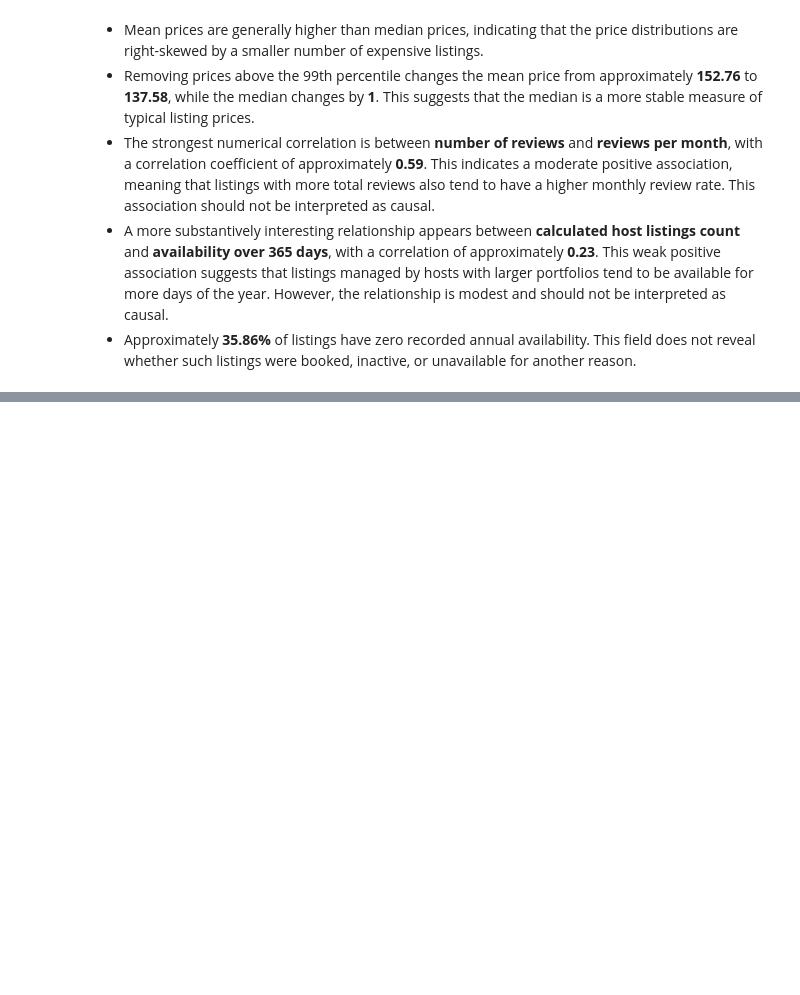
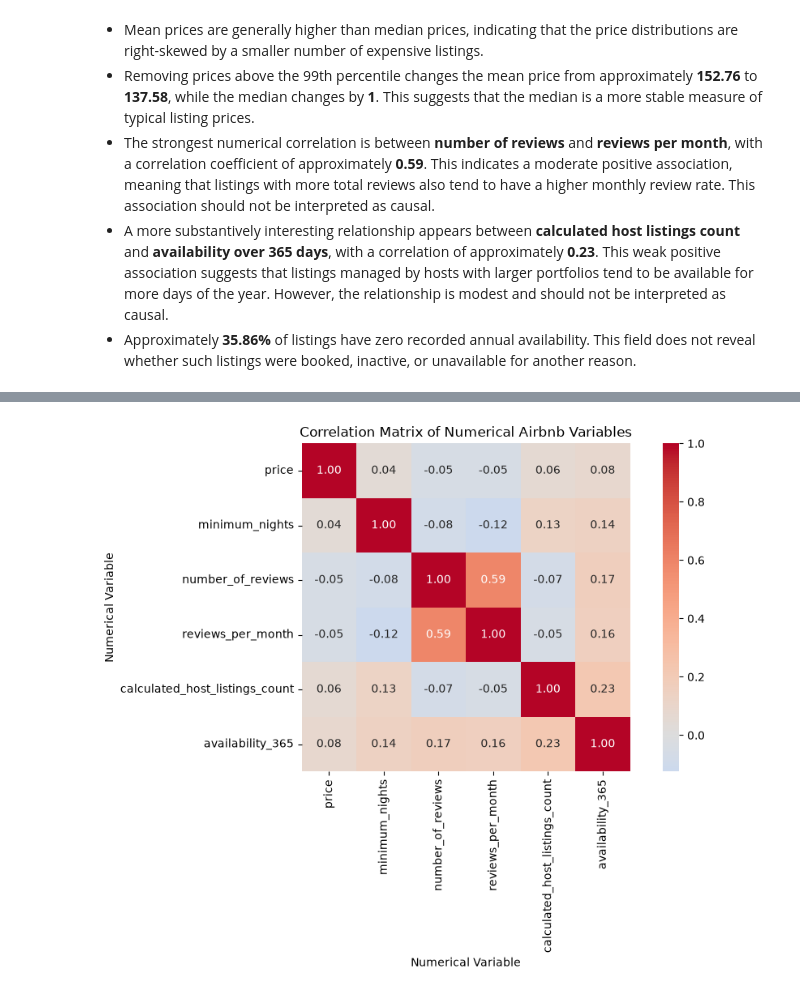
Before and after one commit to MariusJochheim/ai-programming-foundations-project, a Jupyter notebook: data_workflow.ipynb, the cells around one changed output, grey strips where cells are left out. Cells and saved outputs as stored; diff of their text form; code cells hidden in the pictures; blank space fills up the shorter version.

```diff
--- a/data_workflow.ipynb
+++ b/data_workflow.ipynb
@@ -873,0 +1040,21 @@ price_sensitivity.round(2)
+# %%
+correlation_matrix = eda_results["correlation_matrix"]
+
+plt.figure(figsize=(10, 7))
+
+sns.heatmap(
+    correlation_matrix,
+    annot=True,
+    fmt=".2f",
+    cmap="coolwarm",
+    center=0,
+    square=True,
+)
+
+plt.title("Correlation Matrix of Numerical Airbnb Variables")
+plt.xlabel("Numerical Variable")
+plt.ylabel("Numerical Variable")
+plt.tight_layout()
+plt.show()
+# %% [output]
+[figure, added]
```
Also changed, not shown: parts of 11 cells of this notebook.
